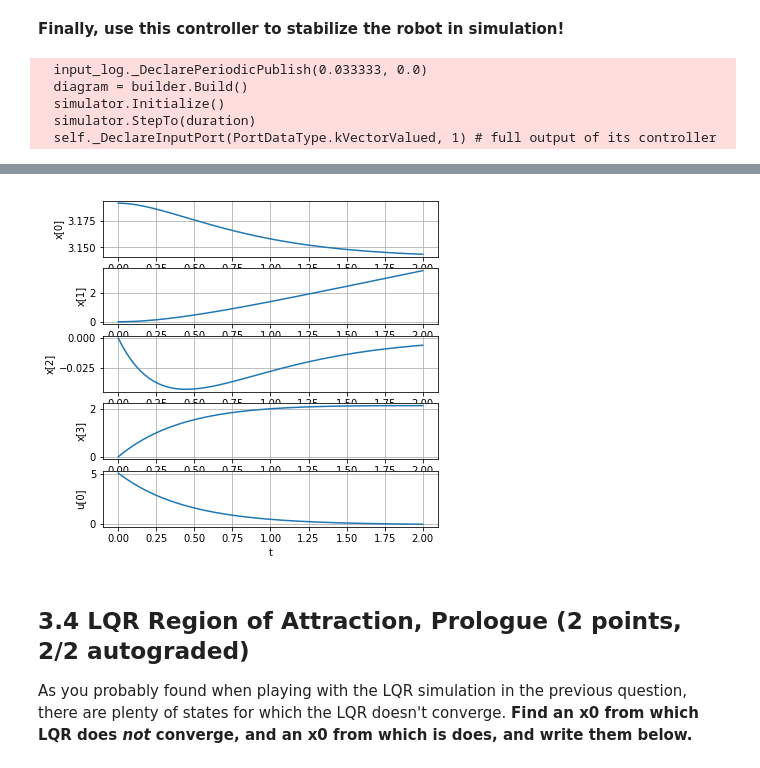
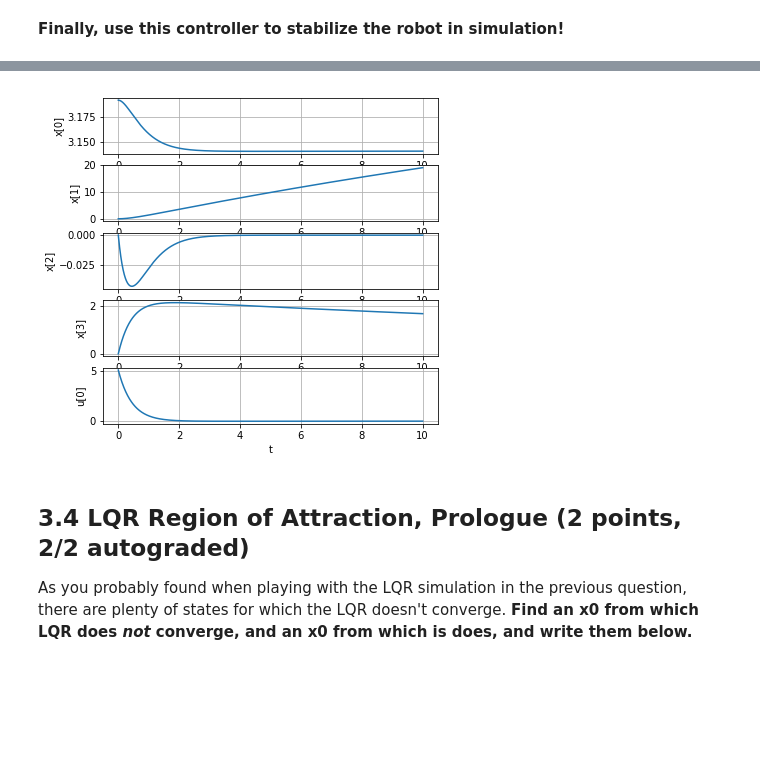
Before and after one commit to nouyang/Underactuated-Final-Proj, a Jupyter notebook: Simulation/set_3_nonAuto.ipynb, the cells around one changed output, grey strips where cells are left out. Cells and saved outputs as stored; diff of their text form; code cells hidden in the pictures; blank space fills up the shorter version.

```diff
--- a/Simulation/set_3_nonAuto.ipynb
+++ b/Simulation/set_3_nonAuto.ipynb
@@ -590,42 +593,37 @@ def lqr_controller(x):
     return u
 
 # Run forward simulation from the specified initial condition
-duration = 2.
+duration = 10.
 x0 = [3.192,0.0,0.0,0.0]
 #x0 = [3, 0.0, 0.0, 5.0]
 input_log, state_log = \
     RunSimulation(pendulum_plant,
               lqr_controller,
               x0=x0,
               duration=duration)
 
 
 # Visualize state and input traces
 fig = plt.figure().set_size_inches(6, 6)
 for i in range(4):
     plt.subplot(5, 1, i+1)
     plt.plot(state_log.sample_times(), state_log.data()[i, :])
     plt.grid(True)
     plt.ylabel("x[%d]" % i)
 plt.subplot(5, 1, 5)
 plt.plot(input_log.sample_times(), input_log.data()[0, :])
 plt.ylabel("u[0]")
 plt.xlabel("t")
 plt.grid(True)
 
 # Visualize the simulation
 viz = InertialWheelPendulumVisualizer(pendulum_plant)
 ani = viz.animate(input_log, state_log, 30, repeat=True)
 plt.close(viz.fig)
 HTML(ani.to_html5_video())
 # %% [output]
-  input_log._DeclarePeriodicPublish(0.033333, 0.0)
-  diagram = builder.Build()
-  simulator.Initialize()
-  simulator.StepTo(duration)
-  self._DeclareInputPort(PortDataType.kVectorValued, 1) # full output of its controller
 [interactive output not drawn]
-[figure, old version]
+[figure, new version]
 # %% [markdown]
 ## 3.4 LQR Region of Attraction, Prologue (2 points, 2/2 autograded)
 
```
Also changed, not shown: parts of 1 cell of this notebook, 9 other files.
